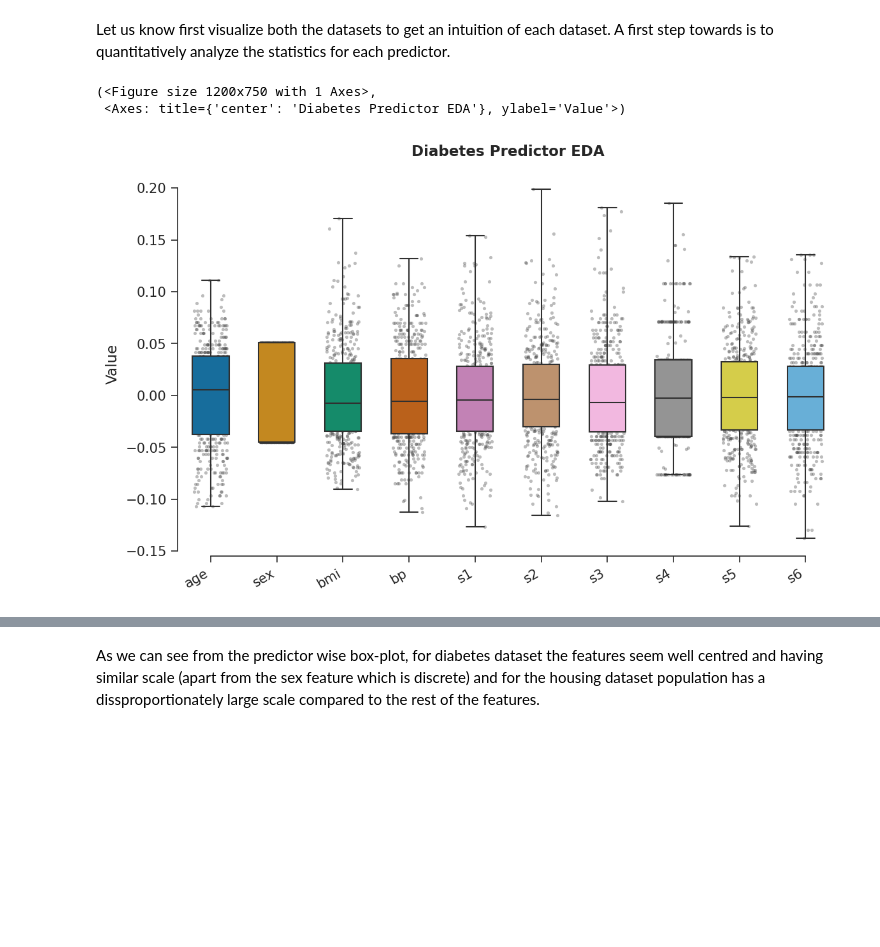
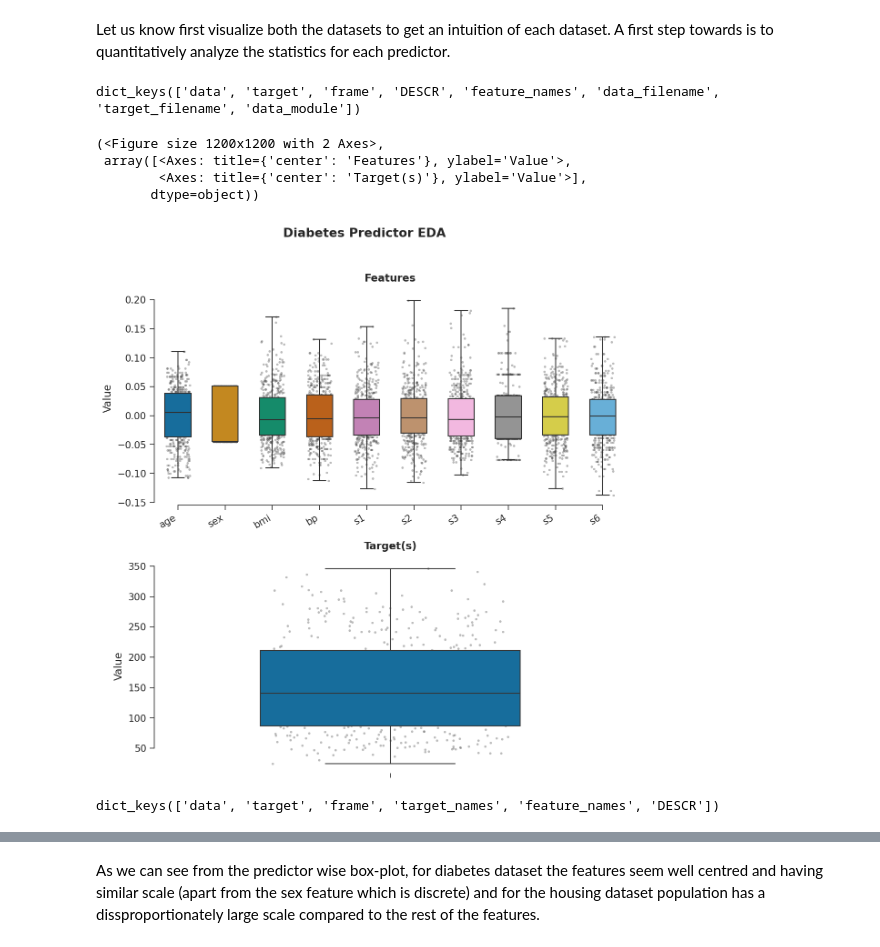
Before and after one commit to rameshaditya-me/Easy-Classical-ML-DL, a Jupyter notebook: linear-regression/linear-regression.ipynb, the cells around one changed output, grey strips where cells are left out. Drawn from its saved outputs; the diff is of its cells as text; code cells hidden in the pictures; blank space fills up the shorter version.

```diff
--- a/linear-regression/linear-regression.ipynb
+++ b/linear-regression/linear-regression.ipynb
@@ -430,7 +472,17 @@ def visualize_data_statistics(
+# %%
+diabetes.keys()
+# %% [output]
+dict_keys(['data', 'target', 'frame', 'DESCR', 'feature_names', 'data_filename', 'target_filename', 'data_module'])
 # %%
-visualize_data_statistics(data=diabetes.data, column_names=diabetes.feature_names, title="Diabetes Predictor EDA")
+visualize_data_statistics(data=diabetes.data, targets=diabetes.target, target_name="", column_names=diabetes.feature_names, title="Diabetes Predictor EDA")
 # %% [output]
-(<Figure size 1200x750 with 1 Axes>,
- <Axes: title={'center': 'Diabetes Predictor EDA'}, ylabel='Value'>)
+(<Figure size 1200x1200 with 2 Axes>,
+ array([<Axes: title={'center': 'Features'}, ylabel='Value'>,
+        <Axes: title={'center': 'Target(s)'}, ylabel='Value'>],
+       dtype=object))
-[figure, old version]
+[figure, new version]
+# %%
+housing.keys()
+# %% [output]
+dict_keys(['data', 'target', 'frame', 'target_names', 'feature_names', 'DESCR'])
 # %%
```
Also changed, not shown: parts of 8 cells of this notebook.
